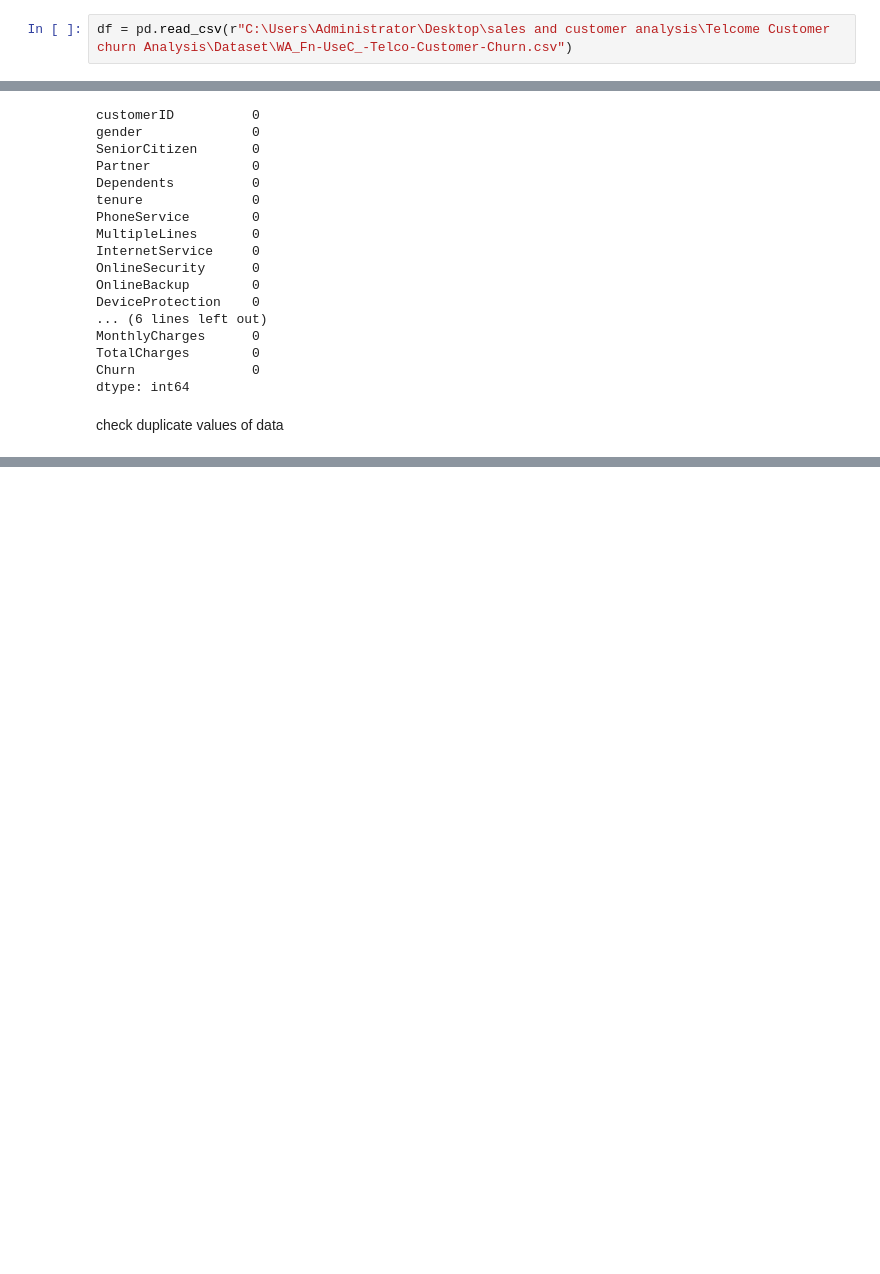
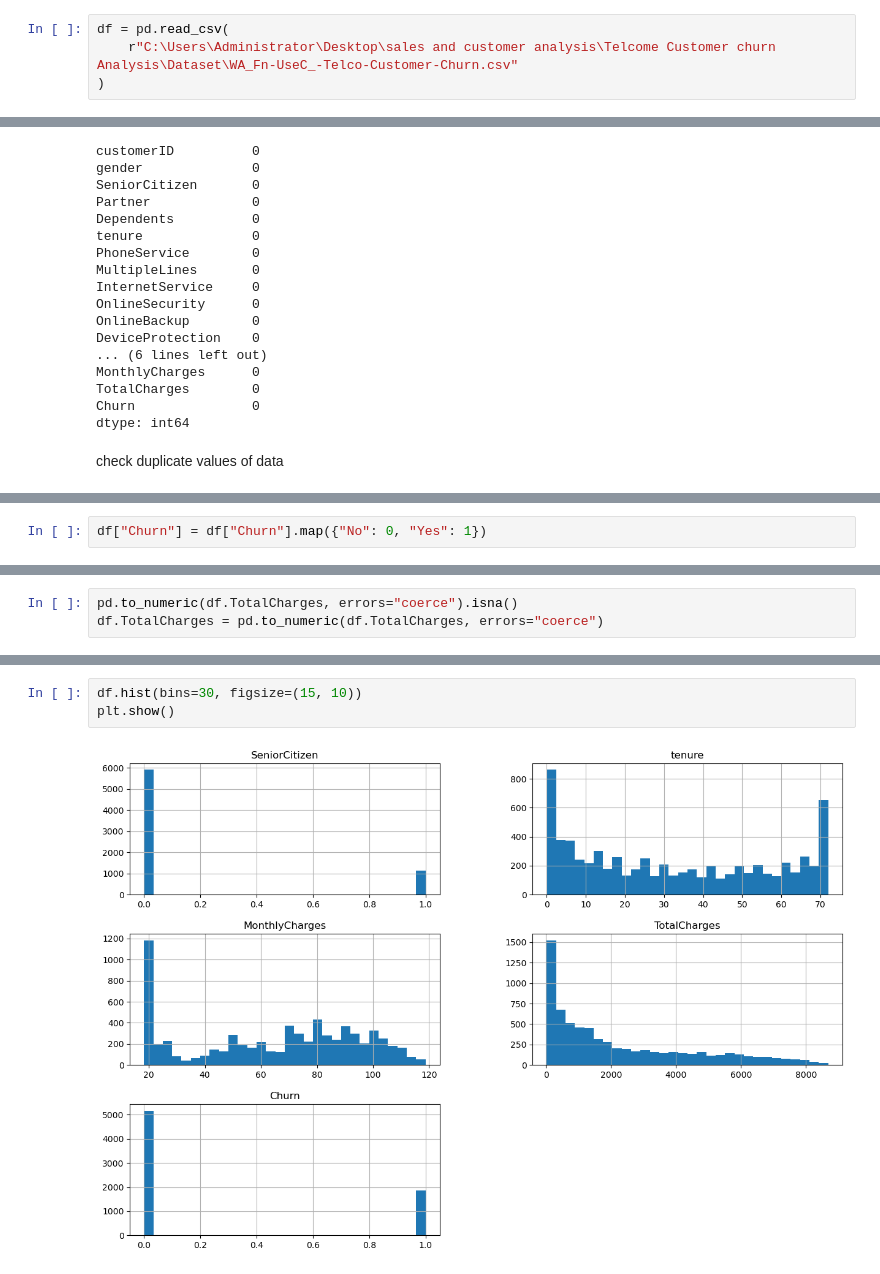
Before and after one commit to ziaulislam-mughal/Telcome-Customer-Churn-Analysis, a Jupyter notebook: EDA.ipynb, the cells around one changed output, grey strips where cells are left out. Drawn from its saved outputs; the diff is of its cells as text; blank space fills up the shorter version.

```diff
--- a/EDA.ipynb
+++ b/EDA.ipynb
@@ -13,7 +14,9 @@ warnings.simplefilter(action='ignore', category=FutureWarning)
 # %% [markdown]
 Importing Dataset
 # %%
-df = pd.read_csv(r"C:\Users\Administrator\Desktop\sales and customer analysis\Telcome Customer churn Analysis\Dataset\WA_Fn-UseC_-Telco-Customer-Churn.csv")
+df = pd.read_csv(
+    r"C:\Users\Administrator\Desktop\sales and customer analysis\Telcome Customer churn Analysis\Dataset\WA_Fn-UseC_-Telco-Customer-Churn.csv"
+)
 # %%
 df.head()
 # %% [output]
@@ -89,0 +100,2 @@ print(df.duplicated().sum())
+# %%
+df["Churn"] = df["Churn"].map({"No": 0, "Yes": 1})
@@ -89,0 +111,3 @@ print(df.duplicated().sum())
+# %%
+pd.to_numeric(df.TotalCharges, errors="coerce").isna()
+df.TotalCharges = pd.to_numeric(df.TotalCharges, errors="coerce")
@@ -89,0 +134,5 @@ print(df.duplicated().sum())
+# %%
+df.hist(bins=30, figsize=(15, 10))
+plt.show()
+# %% [output]
+[figure, added]
```
Also changed, not shown: parts of 7 cells of this notebook.
